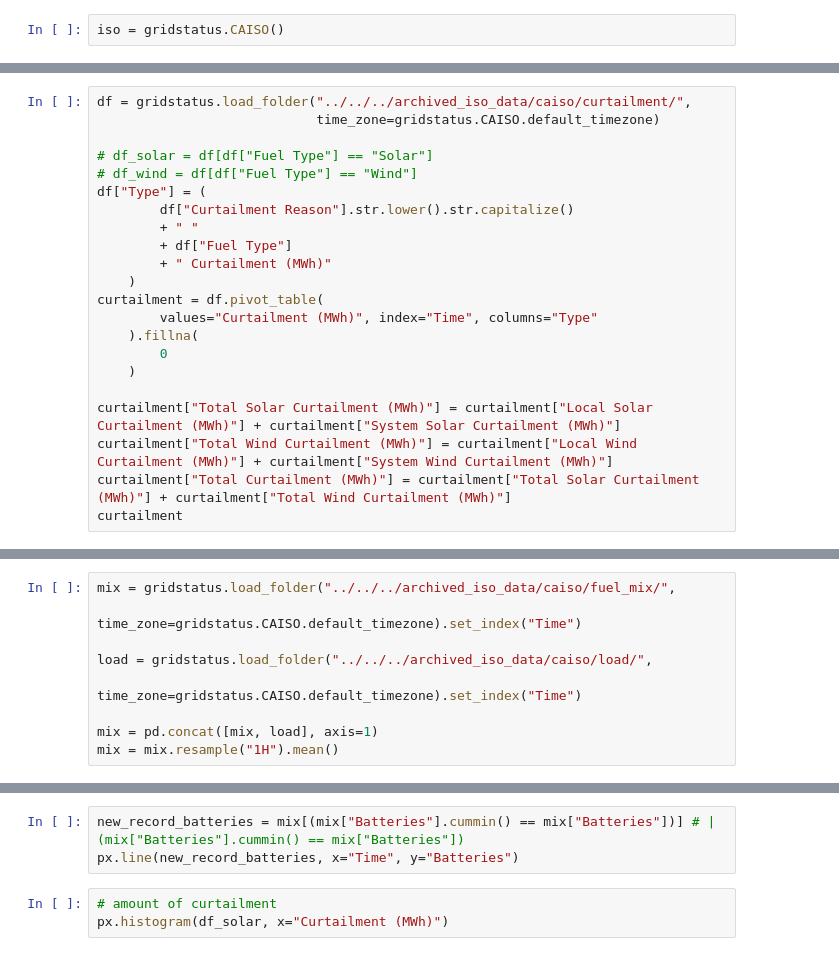
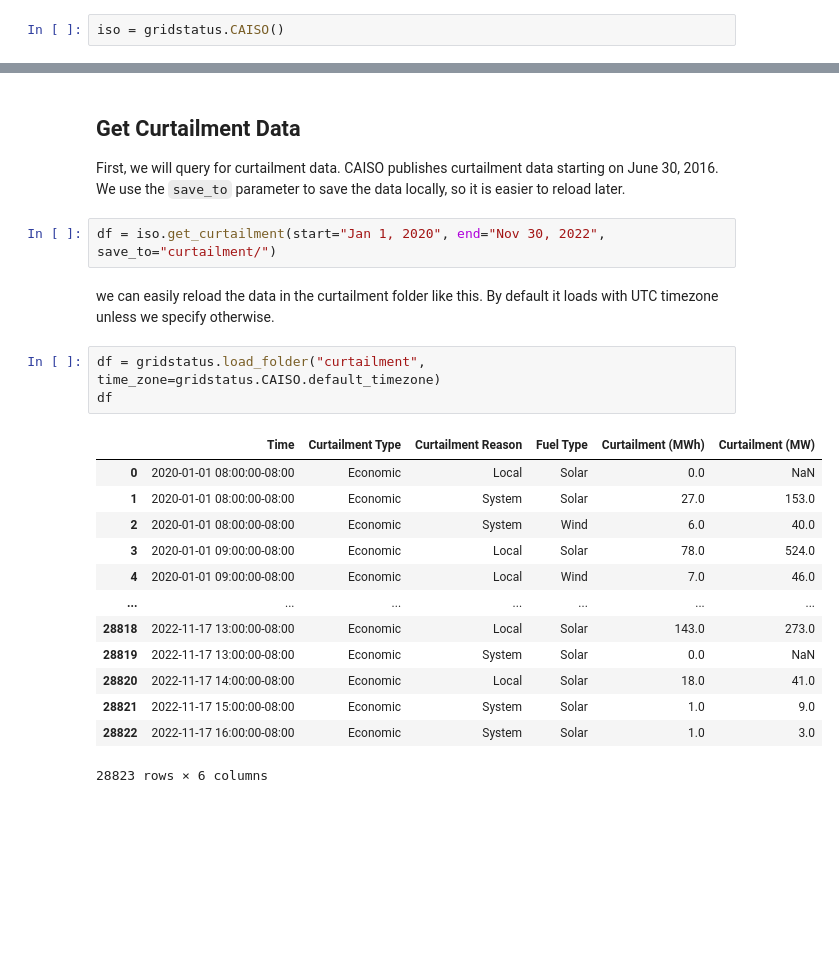
Before and after one commit to gridstatus/gridstatus, a Jupyter notebook: docs/Examples/caiso/Renewable Curtailment - CAISO.ipynb, the cells around one changed output, grey strips where cells are left out. Saved outputs shown, nothing was run; the diff lists cells and outputs as text; blank space fills up the shorter version.

```diff
--- a/docs/Examples/caiso/Renewable Curtailment - CAISO.ipynb
+++ b/docs/Examples/caiso/Renewable Curtailment - CAISO.ipynb
@@ -30,22 +15,0 @@ df = iso.get_curtailment(start="Jan 1, 2020", end="Nov 30, 2022")
-# %%
-df = gridstatus.load_folder("../../../archived_iso_data/caiso/curtailment/",
-                            time_zone=gridstatus.CAISO.default_timezone)
-
-# df_solar = df[df["Fuel Type"] == "Solar"]
-# df_wind = df[df["Fuel Type"] == "Wind"]
-df["Type"] = (
-        df["Curtailment Reason"].str.lower().str.capitalize()
-        + " "
-        + df["Fuel Type"]
-        + " Curtailment (MWh)"
-    )
-curtailment = df.pivot_table(
-        values="Curtailment (MWh)", index="Time", columns="Type"
-    ).fillna(
-        0
-    )
-
-curtailment["Total Solar Curtailment (MWh)"] = curtailment["Local Solar Curtailment (MWh)"] + curtailment["System Solar Curtailment (MWh)"]
-curtailment["Total Wind Curtailment (MWh)"] = curtailment["Local Wind Curtailment (MWh)"] + curtailment["System Wind Curtailment (MWh)"]
-curtailment["Total Curtailment (MWh)"] = curtailment["Total Solar Curtailment (MWh)"] + curtailment["Total Wind Curtailment (MWh)"]
-curtailment
@@ -67,9 +15,0 @@ curtailment
-# %%
-mix = gridstatus.load_folder("../../../archived_iso_data/caiso/fuel_mix/",
-                            time_zone=gridstatus.CAISO.default_timezone).set_index("Time")
-
-load = gridstatus.load_folder("../../../archived_iso_data/caiso/load/",
-                                time_zone=gridstatus.CAISO.default_timezone).set_index("Time")
-
-mix = pd.concat([mix, load], axis=1)
-mix = mix.resample("1H").mean()
@@ -485,6 +16,25 @@ new_record_solar["Time"].diff()
-# %%
-new_record_batteries = mix[(mix["Batteries"].cummin() == mix["Batteries"])] # | (mix["Batteries"].cummin() == mix["Batteries"])
-px.line(new_record_batteries, x="Time", y="Batteries")
-# %%
-# amount of curtailment
-px.histogram(df_solar, x="Curtailment (MWh)")
+# %% [markdown]
+## Get Curtailment Data
+
+First, we will query for curtailment data. CAISO publishes curtailment data starting on June 30, 2016. We use the `save_to` parameter to save the data locally, so it is easier to reload later.
+# %%
+df = iso.get_curtailment(start="Jan 1, 2020", end="Nov 30, 2022", save_to="curtailment/")
+# %% [markdown]
+we can easily reload the data in the curtailment folder like this. By default it loads with UTC timezone unless we specify otherwise.
+# %%
+df = gridstatus.load_folder("curtailment", time_zone=gridstatus.CAISO.default_timezone)
+df
+# %% [output]
+|  | Time | Curtailment Type | Curtailment Reason | Fuel Type | Curtailment (MWh) | Curtailment (MW) |
+| 0 | 2020-01-01 08:00:00-08:00 | Economic | Local | Solar | 0.0 | NaN |
+| 1 | 2020-01-01 08:00:00-08:00 | Economic | System | Solar | 27.0 | 153.0 |
+| 2 | 2020-01-01 08:00:00-08:00 | Economic | System | Wind | 6.0 | 40.0 |
+| 3 | 2020-01-01 09:00:00-08:00 | Economic | Local | Solar | 78.0 | 524.0 |
+| 4 | 2020-01-01 09:00:00-08:00 | Economic | Local | Wind | 7.0 | 46.0 |
+| ... | ... | ... | ... | ... | ... | ... |
+| 28818 | 2022-11-17 13:00:00-08:00 | Economic | Local | Solar | 143.0 | 273.0 |
+| 28819 | 2022-11-17 13:00:00-08:00 | Economic | System | Solar | 0.0 | NaN |
+| 28820 | 2022-11-17 14:00:00-08:00 | Economic | Local | Solar | 18.0 | 41.0 |
+| 28821 | 2022-11-17 15:00:00-08:00 | Economic | System | Solar | 1.0 | 9.0 |
+| 28822 | 2022-11-17 16:00:00-08:00 | Economic | System | Solar | 1.0 | 3.0 |
+28823 rows × 6 columns
```
Also changed, not shown: parts of 46 cells of this notebook, 4 other files.
